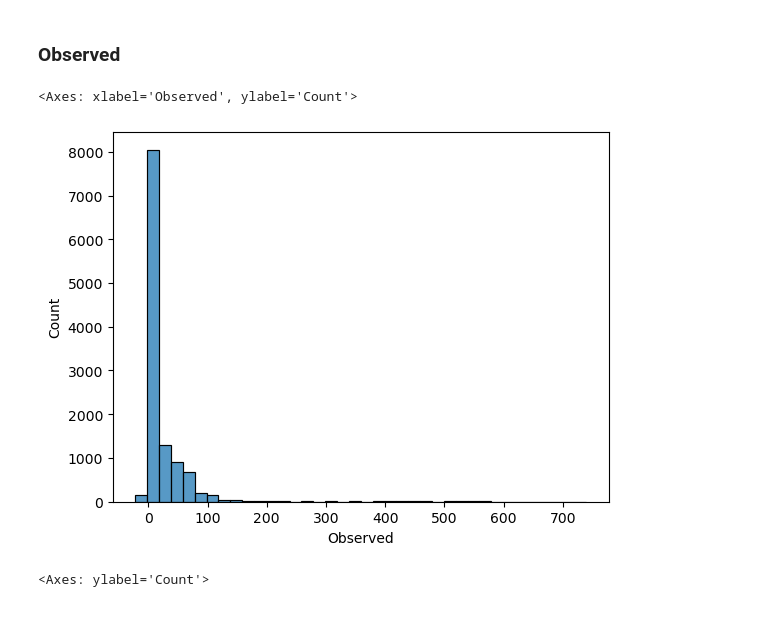
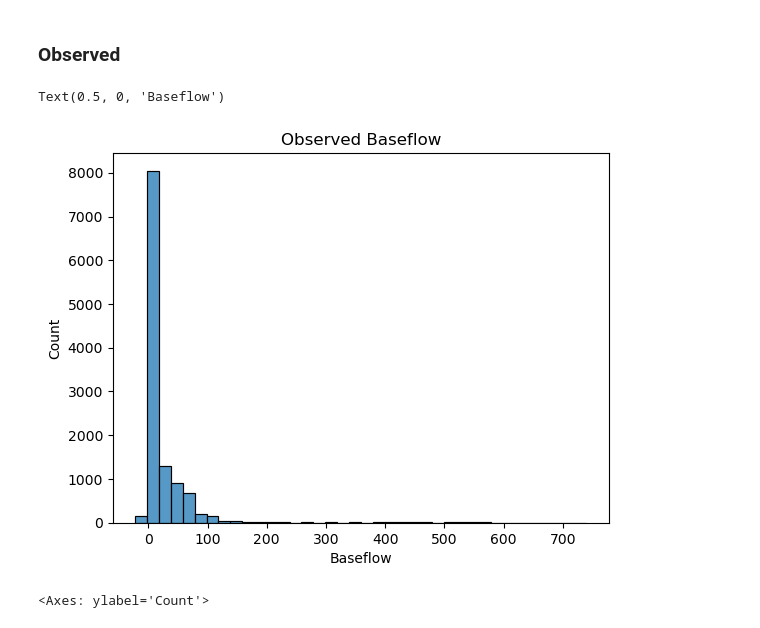
Before and after one commit to Ehsankahrizi/Project_6, a Jupyter notebook: project6.ipynb, the cells around one changed output. Cells and saved outputs as stored; diff of their text form; code cells hidden in the pictures.

Commit message:
refined plots and visualizations

```diff
--- a/project6.ipynb
+++ b/project6.ipynb
@@ -103,9 +103,11 @@ train.corr()
 ### Observed
 # %%
 sns.histplot(data=train, x='Observed', binwidth=20)
+plt.title('Observed Baseflow')
+plt.xlabel("Baseflow")
 # %% [output]
-<Axes: xlabel='Observed', ylabel='Count'>
+Text(0.5, 0, 'Baseflow')
-[figure, old version]
+[figure, new version]
 # %%
 observed_mod = boxcox(train.Observed, 0.25)
 sns.histplot(observed_mod)
```
Also changed, not shown: parts of 24 cells of this notebook.
